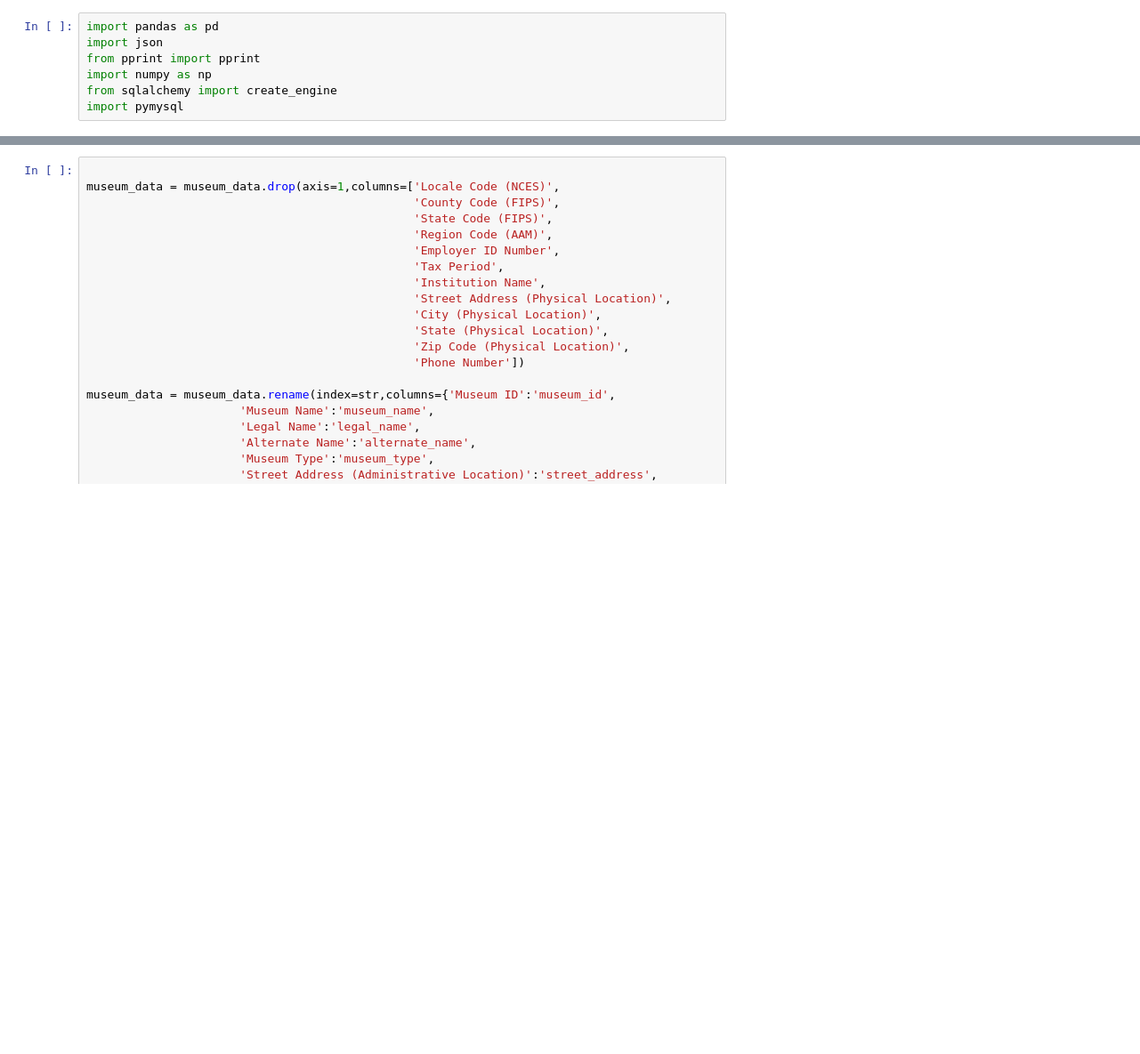
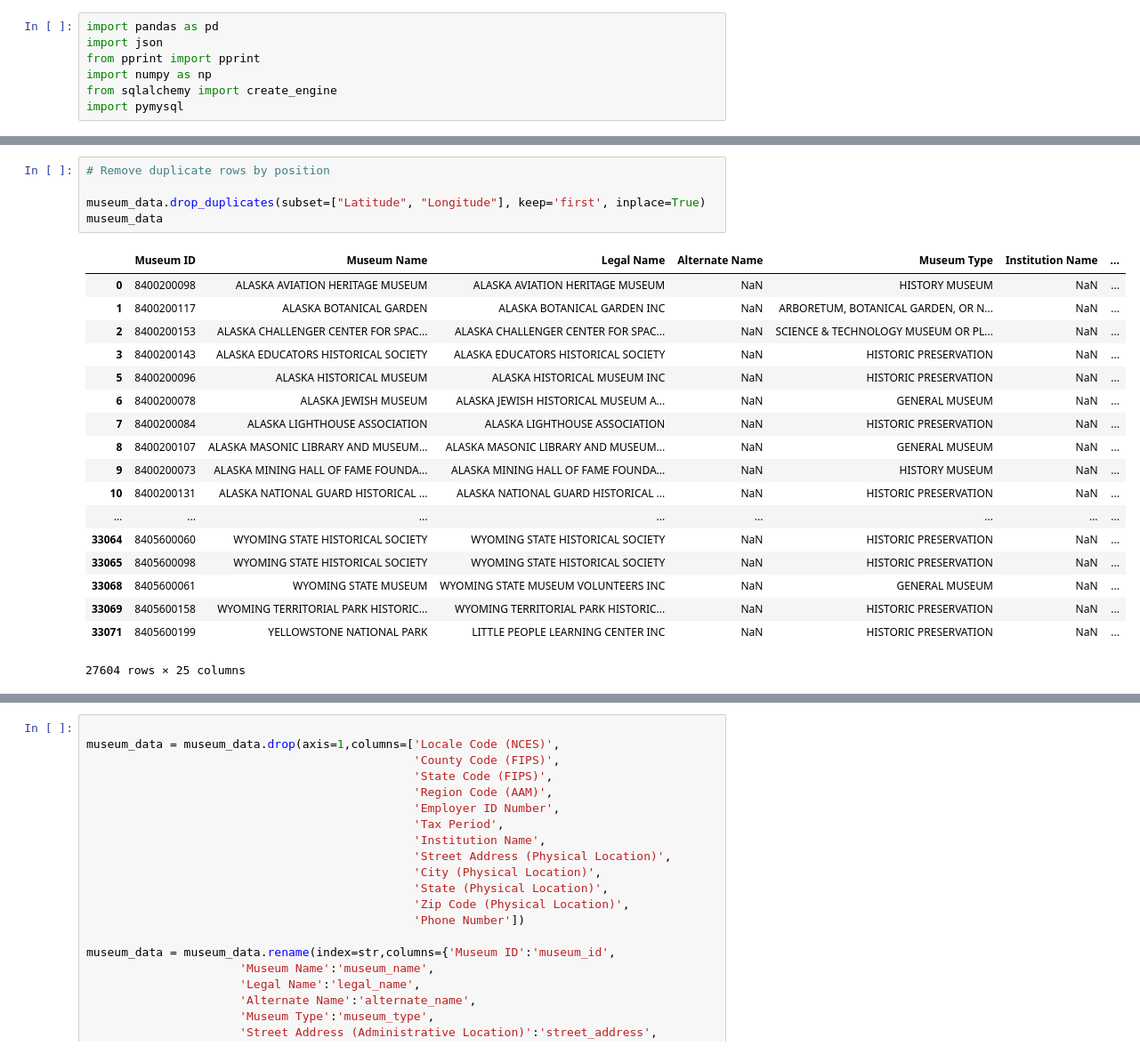
Before and after one commit to OuterHome/US_Museum_Entrepreneur_Decision_Aid-Project2_Group_I, a Jupyter notebook: jupyterpart/datacollect_2.ipynb, the cells around one changed output, grey strips where cells are left out. Shown at 89% size. Cells and saved outputs as stored; diff of their text form; blank space fills up the shorter version.

```diff
--- a/jupyterpart/datacollect_2.ipynb
+++ b/jupyterpart/datacollect_2.ipynb
@@ -19,0 +31,24 @@ museum_data.head()
+# %%
+# Remove duplicate rows by position
+
+museum_data.drop_duplicates(subset=["Latitude", "Longitude"], keep='first', inplace=True)
+museum_data
+# %% [output]
+|  | Museum ID | Museum Name | Legal Name | Alternate Name | Museum Type | Institution Name | ... |
+| 0 | 8400200098 | ALASKA AVIATION HERITAGE MUSEUM | ALASKA AVIATION HERITAGE MUSEUM | NaN | HISTORY MUSEUM | NaN | ... |
+| 1 | 8400200117 | ALASKA BOTANICAL GARDEN | ALASKA BOTANICAL GARDEN INC | NaN | ARBORETUM, BOTANICAL GARDEN, OR N... | NaN | ... |
+| 2 | 8400200153 | ALASKA CHALLENGER CENTER FOR SPAC... | ALASKA CHALLENGER CENTER FOR SPAC... | NaN | SCIENCE & TECHNOLOGY MUSEUM OR PL... | NaN | ... |
+| 3 | 8400200143 | ALASKA EDUCATORS HISTORICAL SOCIETY | ALASKA EDUCATORS HISTORICAL SOCIETY | NaN | HISTORIC PRESERVATION | NaN | ... |
+| 5 | 8400200096 | ALASKA HISTORICAL MUSEUM | ALASKA HISTORICAL MUSEUM INC | NaN | HISTORIC PRESERVATION | NaN | ... |
+| 6 | 8400200078 | ALASKA JEWISH MUSEUM | ALASKA JEWISH HISTORICAL MUSEUM A... | NaN | GENERAL MUSEUM | NaN | ... |
+| 7 | 8400200084 | ALASKA LIGHTHOUSE ASSOCIATION | ALASKA LIGHTHOUSE ASSOCIATION | NaN | HISTORIC PRESERVATION | NaN | ... |
+| 8 | 8400200107 | ALASKA MASONIC LIBRARY AND MUSEUM... | ALASKA MASONIC LIBRARY AND MUSEUM... | NaN | GENERAL MUSEUM | NaN | ... |
+| 9 | 8400200073 | ALASKA MINING HALL OF FAME FOUNDA... | ALASKA MINING HALL OF FAME FOUNDA... | NaN | HISTORY MUSEUM | NaN | ... |
+| 10 | 8400200131 | ALASKA NATIONAL GUARD HISTORICAL ... | ALASKA NATIONAL GUARD HISTORICAL ... | NaN | HISTORIC PRESERVATION | NaN | ... |
+| ... | ... | ... | ... | ... | ... | ... | ... |
+| 33064 | 8405600060 | WYOMING STATE HISTORICAL SOCIETY | WYOMING STATE HISTORICAL SOCIETY | NaN | HISTORIC PRESERVATION | NaN | ... |
+| 33065 | 8405600098 | WYOMING STATE HISTORICAL SOCIETY | WYOMING STATE HISTORICAL SOCIETY | NaN | HISTORIC PRESERVATION | NaN | ... |
+| 33068 | 8405600061 | WYOMING STATE MUSEUM | WYOMING STATE MUSEUM VOLUNTEERS INC | NaN | GENERAL MUSEUM | NaN | ... |
+| 33069 | 8405600158 | WYOMING TERRITORIAL PARK HISTORIC... | WYOMING TERRITORIAL PARK HISTORIC... | NaN | HISTORIC PRESERVATION | NaN | ... |
+| 33071 | 8405600199 | YELLOWSTONE NATIONAL PARK | LITTLE PEOPLE LEARNING CENTER INC | NaN | HISTORIC PRESERVATION | NaN | ... |
+27604 rows × 25 columns
```
Also changed, not shown: parts of 4 cells of this notebook, 46 other files.
